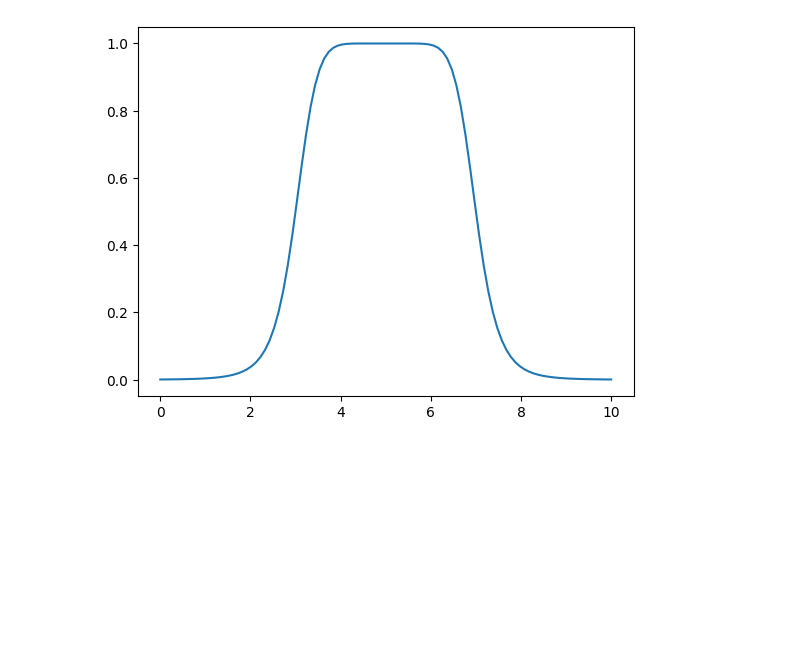
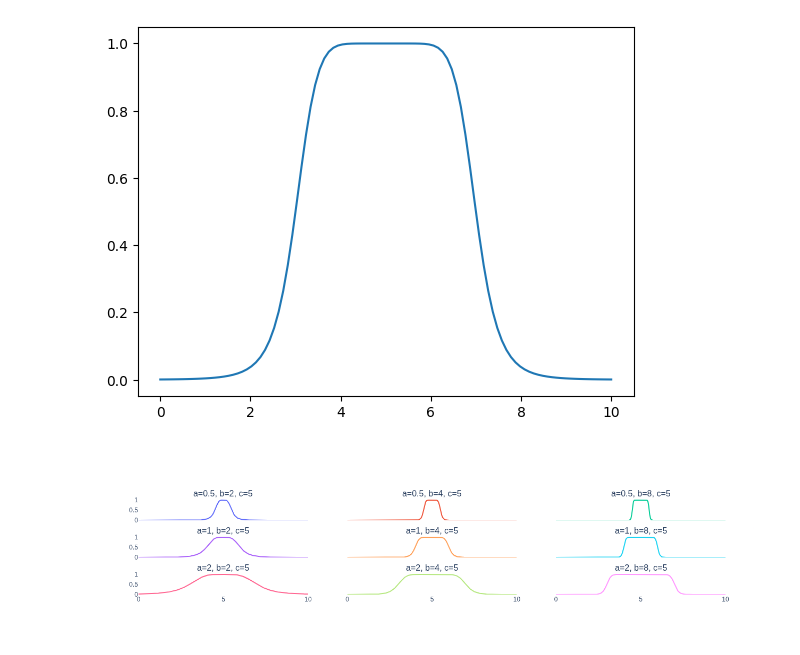
Before and after one commit to dcruzf/anfis-toolbox, a Jupyter notebook: docs/plots.ipynb, the cells around one changed output. Saved outputs shown, nothing was run; the diff lists cells and outputs as text; code cells hidden in the pictures; blank space fills up the shorter version.

```diff
--- a/docs/plots.ipynb
+++ b/docs/plots.ipynb
@@ -112,3 +111,77 @@ plt.savefig(p / "bell_mf.svg", format="svg")
 plt.show()
 # %% [output]
 [figure]
+# %%
+import numpy as np
+import plotly.graph_objects as go
+from plotly.subplots import make_subplots
+import plotly.io as pio
+
+from anfis_toolbox import BellMF
+
+# Geração dos dados para o eixo x
+x = np.linspace(0, 10, 200)
+
+# Valores para os parâmetros a, b e c
+as_params = [0.5, 1, 2]
+bs_params = [2, 4, 8]
+cs_params = [3, 5, 7]
+
+# Cria um array com os títulos de cada subplot
+# Combinação de a, b e c para os títulos
+subplot_titles = [f"a={a}, b={b}, c={c}" for a in as_params for b in bs_params for c in cs_params]
+
+# Cria a grade de subplots 3x3
+# Observe que a grade de 3x3 para 'a', 'b' e 'c' pode ser grande.
+# Para manter a clareza, vamos plotar a variação de 'a' e 'b' fixando 'c'.
+# O exemplo original usa 3x3 para 'mu' e 'sigma', então vamos adaptar.
+# A melhor abordagem é variar dois parâmetros e manter um fixo.
+# Vamos variar 'a' e 'b' e fixar 'c' em um valor central (e.g., c=5).
+
+cs_fixed = 5
+subplot_titles = [f"a={a}, b={b}, c={cs_fixed}" for a in as_params for b in bs_params]
+
+fig = make_subplots(rows=len(as_params), cols=len(bs_params), subplot_titles=subplot_titles)
+
+# Adiciona um traço para cada combinação de a e b
+for i, a in enumerate(as_params):
+    for j, b in enumerate(bs_params):
+        # Gera os dados para a curva atual
+        bell = BellMF(a, b, cs_fixed)
+        y = bell(x)
+
+        # Adiciona o traço no subplot correto
+        fig.add_trace(
+            go.Scatter(x=x, y=y, mode='lines', name=f'a={a}, b={b}, c={cs_fixed}'),
+            row=i + 1, col=j + 1
+        )
+
+# Atualiza o layout do gráfico com fundo transparente
+fig.update_layout(
+    showlegend=False,
+    plot_bgcolor='rgba(0,0,0,0)'
+)
+
+# Atualiza os eixos de cada subplot para ter uma escala e rótulos consistentes
+for i in range(len(as_params)):
+    for j in range(len(bs_params)):
+        # Atualiza o eixo Y
+        fig.update_yaxes(
+            range=[0, 1.05],
+            showticklabels=(j == 0),  # Mostra rótulos apenas na primeira coluna
+            row=i + 1, col=j + 1
+        )
+
+        # Atualiza o eixo X
+        fig.update_xaxes(
+            showticklabels=(i == len(as_params) - 1),  # Mostra rótulos apenas na última linha
+            row=i + 1, col=j + 1
+        )
+
+# Mostra o gráfico (ideal para Jupyter Notebooks)
+fig.show()
+
+# Para salvar o plot em um arquivo HTML, você pode descomentar a linha abaixo.
+pio.write_html(fig, file=p / "bell_mf_subplots.html")
+# %% [output]
+[figure, added]
```
Also changed, not shown: parts of 1 cell of this notebook, 5 other files.
